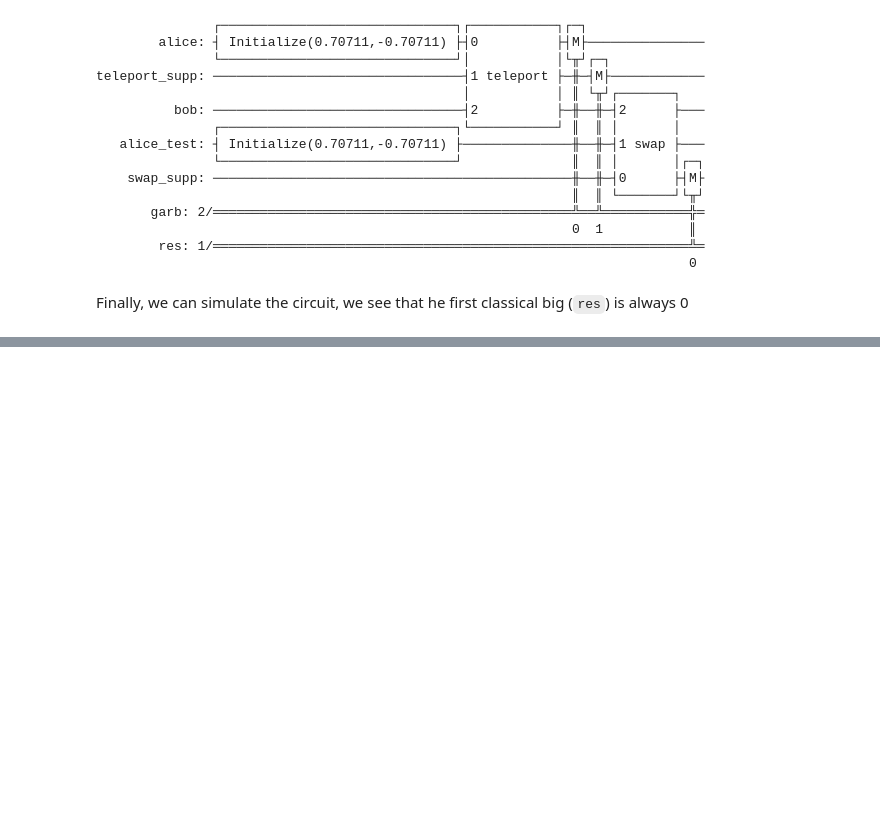
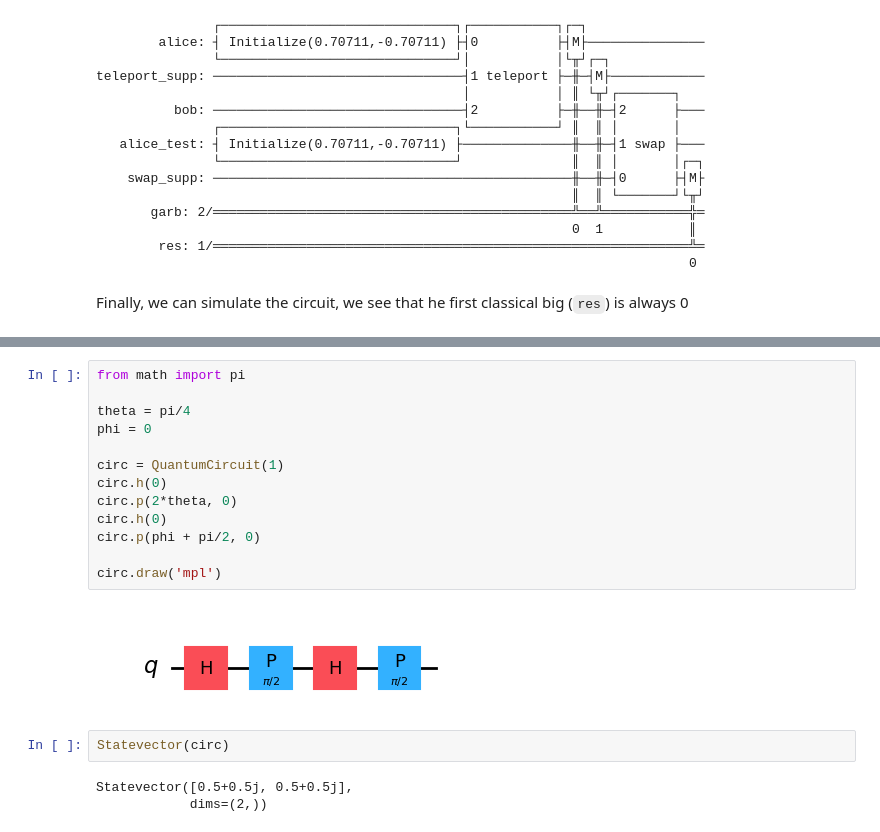
Before and after one commit to NicolaAssolini98/QuantumLab, a Jupyter notebook: Lab1/SolutionLab1.ipynb, the cells around one changed output, grey strips where cells are left out. Saved outputs shown, nothing was run; the diff lists cells and outputs as text; blank space fills up the shorter version.

```diff
--- a/Lab1/SolutionLab1.ipynb
+++ b/Lab1/SolutionLab1.ipynb
@@ -249,3 +249,23 @@ plot_histogram(result.quasi_dists[0].binary_probabilities())
 ### 3. Implement this circuit
 
 <img src="Image/thumbnail_Image.png" width=1000 />
+# %%
+from math import pi
+
+theta = pi/4
+phi = 0
+
+circ = QuantumCircuit(1)
+circ.h(0)
+circ.p(2*theta, 0)
+circ.h(0)
+circ.p(phi + pi/2, 0)
+
+circ.draw('mpl')
+# %% [output]
+[figure, added]
+# %%
+Statevector(circ)
+# %% [output]
+Statevector([0.5+0.5j, 0.5+0.5j],
+            dims=(2,))
```
Also changed, not shown: parts of 3 cells of this notebook.
